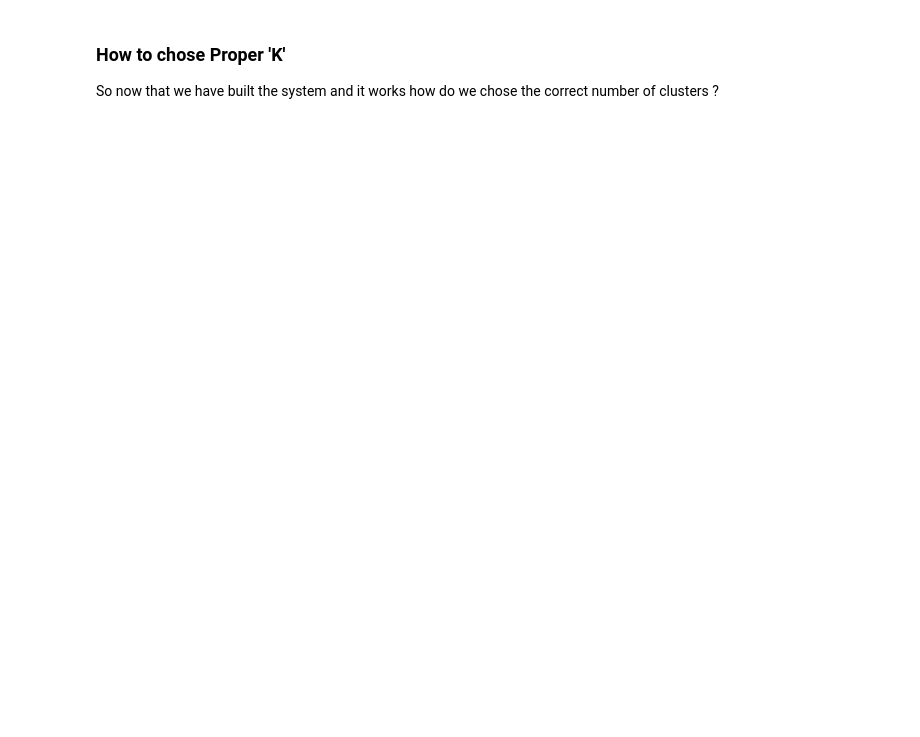
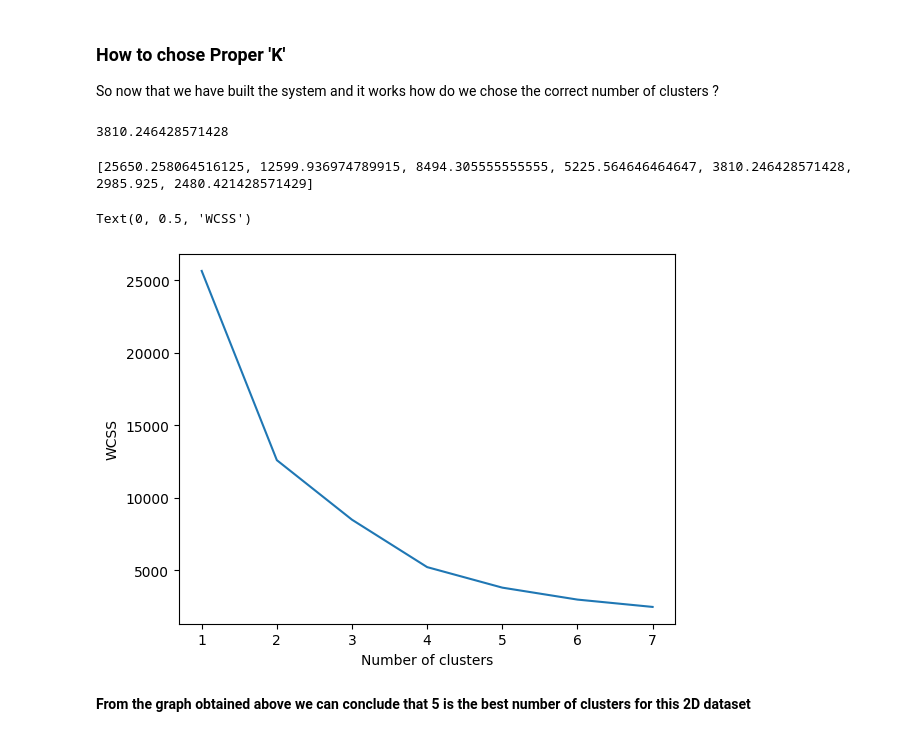
Before and after one commit to Siddhant128-bit/Clustering-with-custom-dataset-and-visualization, a Jupyter notebook: clustering_k_means.ipynb, the cells around one changed output. Drawn from its saved outputs; the diff is of its cells as text; code cells hidden in the pictures; blank space fills up the shorter version.

```diff
--- a/clustering_k_means.ipynb
+++ b/clustering_k_means.ipynb
@@ -151,3 +206,19 @@ else:
 <h3> How to chose Proper 'K' </h3>
 
 So now that we have built the system and it works how do we chose the correct number of clusters ?
+# %%
+print(clustering_model.inertia_)
+wcss=[(KMeans(i).fit(data_np)).inertia_ for i in range(1,8)]
+print(wcss)
+n_cluster=[i for i in range(1,8)]
+
+plt.plot(n_cluster,wcss)
+plt.xlabel('Number of clusters')
+plt.ylabel('WCSS')
+# %% [output]
+3810.246428571428
+[25650.258064516125, 12599.936974789915, 8494.305555555555, 5225.564646464647, 3810.246428571428, 2985.925, 2480.421428571429]
+Text(0, 0.5, 'WCSS')
+[figure, added]
+# %% [markdown]
+<b> From the graph obtained above we can conclude that 5 is the best number of clusters for this 2D dataset </b>
```
Also changed, not shown: parts of 3 cells of this notebook.
